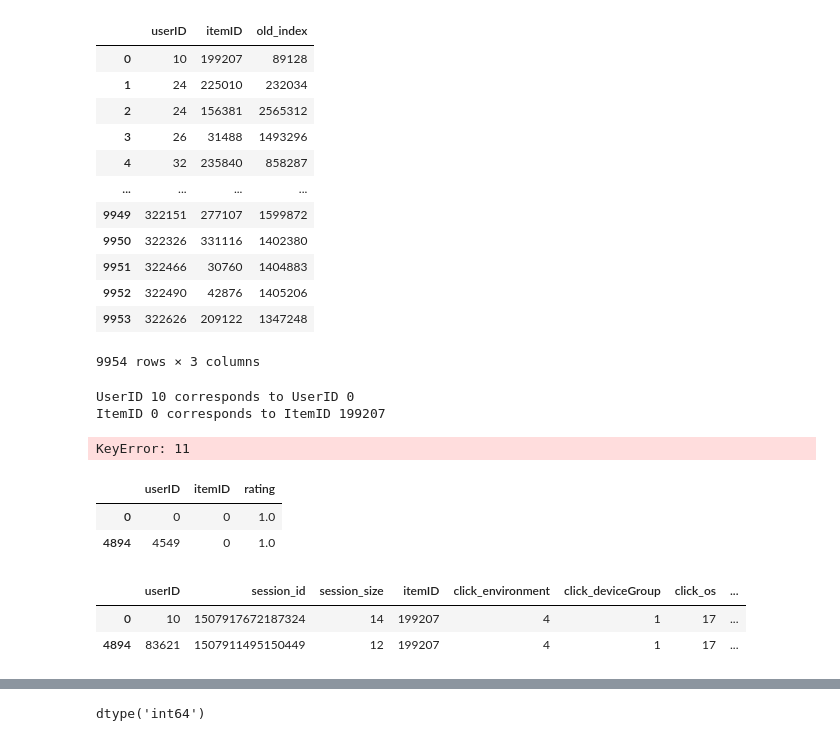
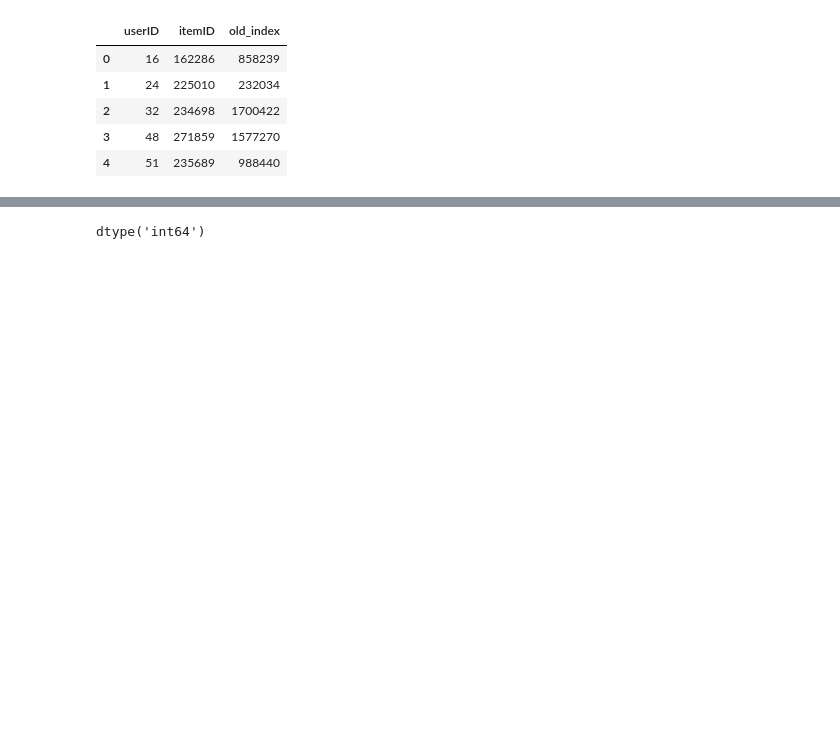
Before and after one commit to 6be709c0/oc-ai-engineer, a Jupyter notebook: OC/P10/collaborative-filtering.ipynb, the cells around one changed output, grey strips where cells are left out. Saved outputs shown, nothing was run; the diff lists cells and outputs as text; code cells hidden in the pictures; blank space fills up the shorter version.

```diff
--- a/OC/P10/collaborative-filtering.ipynb
+++ b/OC/P10/collaborative-filtering.ipynb
@@ -26,7 +26,7 @@ df_articles, df_clicks, article_embeddings = load_dataset()
 df_clicks = preprocessing_clicks(df_clicks)
 # %%
 # Split clicks dataset into training and test sets
-df_clicks = df_clicks.sample(n=10000, random_state=SEED)
+df_clicks = df_clicks.sample(n=100000, random_state=SEED)
 df_clicks.rename(columns={'user_id': 'userID', "click_article_id":"itemID"}, inplace=True)
 df_clicks["itemID"] = df_clicks["itemID"].astype('int64')
 df_clicks['rating'] = 1.0
@@ -66,0 +47,3 @@ data.test
+# %%
+test['old_index'] = test.index
+test.reset_index(drop=True, inplace=True)
@@ -67,16 +52,9 @@ data.test
 # %%
-train[["userID", "itemID","old_index"]]
+test[["userID", "itemID","old_index"]][:5]
 # %% [output]
 |  | userID | itemID | old_index |
-| 0 | 10 | 199207 | 89128 |
+| 0 | 16 | 162286 | 858239 |
 | 1 | 24 | 225010 | 232034 |
-| 2 | 24 | 156381 | 2565312 |
-| 3 | 26 | 31488 | 1493296 |
-| 4 | 32 | 235840 | 858287 |
-| ... | ... | ... | ... |
-| 9949 | 322151 | 277107 | 1599872 |
-| 9950 | 322326 | 331116 | 1402380 |
-| 9951 | 322466 | 30760 | 1404883 |
-| 9952 | 322490 | 42876 | 1405206 |
-| 9953 | 322626 | 209122 | 1347248 |
+| 2 | 32 | 234698 | 1700422 |
+| 3 | 48 | 271859 | 1577270 |
+| 4 | 51 | 235689 | 988440 |
-9954 rows × 3 columns
@@ -96,31 +61,2 @@ item_reverse_mapping = {**item_reverse_mapping_train, **item_reverse_mapping_tes
-# %%
-# Example usage
-user_id_example = 10
-item_id_example = 0
-
-print(f"UserID {user_id_example} corresponds to UserID {user_mapping[user_id_example]}")
-print(f"ItemID {item_id_example} corresponds to ItemID {item_reverse_mapping[item_id_example]}")
-
-user_id_example = 11
-item_id_example = 4
-
-print(f"UserID {user_id_example} corresponds to UserID {user_mapping[user_id_example]}")
-print(f"ItemID {item_id_example} corresponds to ItemID {item_reverse_mapping[item_id_example]}")
-# %% [output]
-UserID 10 corresponds to UserID 0
-ItemID 0 corresponds to ItemID 199207
-KeyError: 11
-# %%
-data.train[data.train["itemID"]== 0].head()
-# %% [output]
-|  | userID | itemID | rating |
-| 0 | 0 | 0 | 1.0 |
-| 4894 | 4549 | 0 | 1.0 |
-# %%
-train[train["itemID"]== 199207].head()
-# %% [output]
-|  | userID | session_id | session_size | itemID | click_environment | click_deviceGroup | click_os | ... |
-| 0 | 10 | 1507917672187324 | 14 | 199207 | 4 | 1 | 17 | ... |
-| 4894 | 83621 | 1507911495150449 | 12 | 199207 | 4 | 1 | 17 | ... |
 # %%
 data = ImplicitCF(train=train, test=test, seed=SEED, col_user="userID", col_item="itemID")
```
Also changed, not shown: parts of 24 cells of this notebook.
